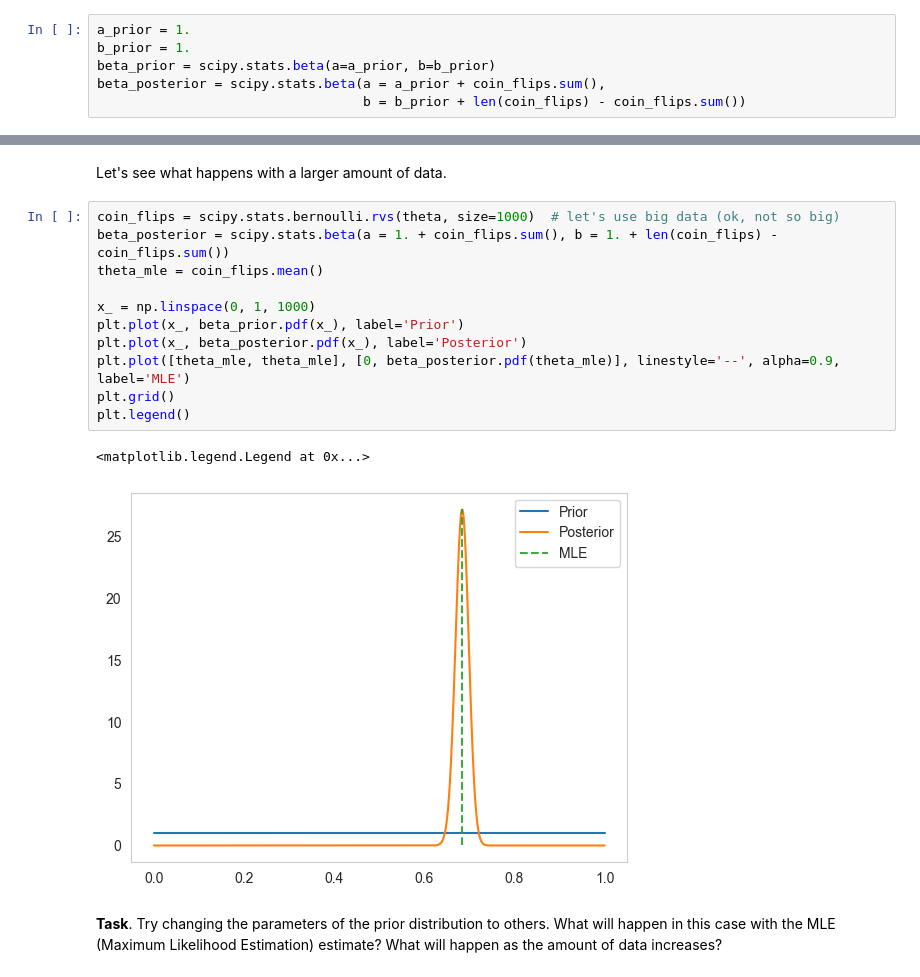
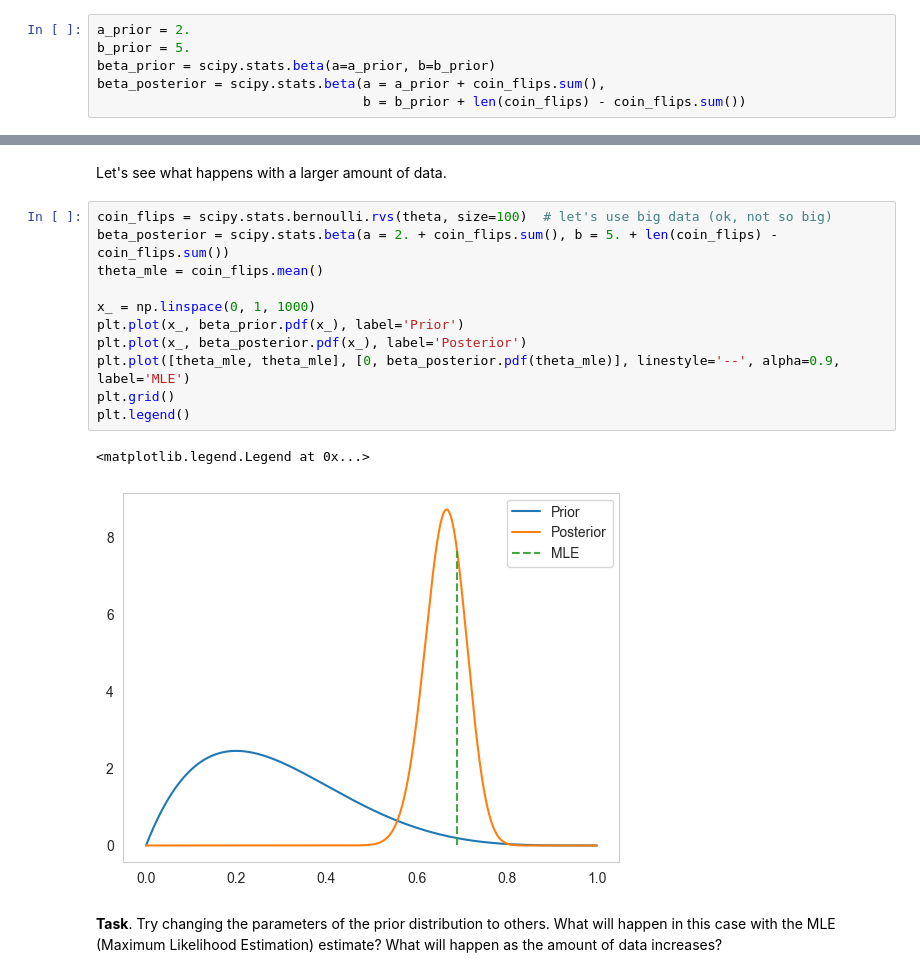
Before and after one commit to shevlopmes/avalur.github.io, a Jupyter notebook: ml_fundament/bayesian_methods_practice.ipynb, the cells around one changed output, grey strips where cells are left out. Drawn from its saved outputs; the diff is of its cells as text.

```diff
--- a/ml_fundament/bayesian_methods_practice.ipynb
+++ b/ml_fundament/bayesian_methods_practice.ipynb
@@ -94,8 +94,8 @@ The posterior distribution will be $Beta(\alpha + \sum x_i, \beta + n - \sum x_i
 We have no basis to assume anything specific about $\alpha$ and $\beta$, so let's choose $\alpha=\beta=1$.
 This distribution coincides with the uniform distribution — we consider that $\theta$ can be anywhere in the interval $[0, 1]$.
 # %%
-a_prior = 1.
-b_prior = 1.
+a_prior = 2.
+b_prior = 5.
 beta_prior = scipy.stats.beta(a=a_prior, b=b_prior)
 beta_posterior = scipy.stats.beta(a = a_prior + coin_flips.sum(),
                                   b = b_prior + len(coin_flips) - coin_flips.sum())
@@ -114,19 +114,19 @@ plt.legend()
 # %% [markdown]
 Let's see what happens with a larger amount of data.
 # %%
-coin_flips = scipy.stats.bernoulli.rvs(theta, size=1000)  # let's use big data (ok, not so big)
-beta_posterior = scipy.stats.beta(a = 1. + coin_flips.sum(), b = 1. + len(coin_flips) - coin_flips.sum())
+coin_flips = scipy.stats.bernoulli.rvs(theta, size=100)  # let's use big data (ok, not so big)
+beta_posterior = scipy.stats.beta(a = 2. + coin_flips.sum(), b = 5. + len(coin_flips) - coin_flips.sum())
 theta_mle = coin_flips.mean()
 
 x_ = np.linspace(0, 1, 1000)
 plt.plot(x_, beta_prior.pdf(x_), label='Prior')
 plt.plot(x_, beta_posterior.pdf(x_), label='Posterior')
 plt.plot([theta_mle, theta_mle], [0, beta_posterior.pdf(theta_mle)], linestyle='--', alpha=0.9, label='MLE')
 plt.grid()
 plt.legend()
 # %% [output]
 <matplotlib.legend.Legend at 0x...>
-[figure, old version]
+[figure, new version]
 # %% [markdown]
 **Task**. Try changing the parameters of the prior distribution to others.
 What will happen in this case with the MLE (Maximum Likelihood Estimation) estimate? What will happen as the amount of data increases?
```
Also changed, not shown: parts of 13 cells of this notebook.
